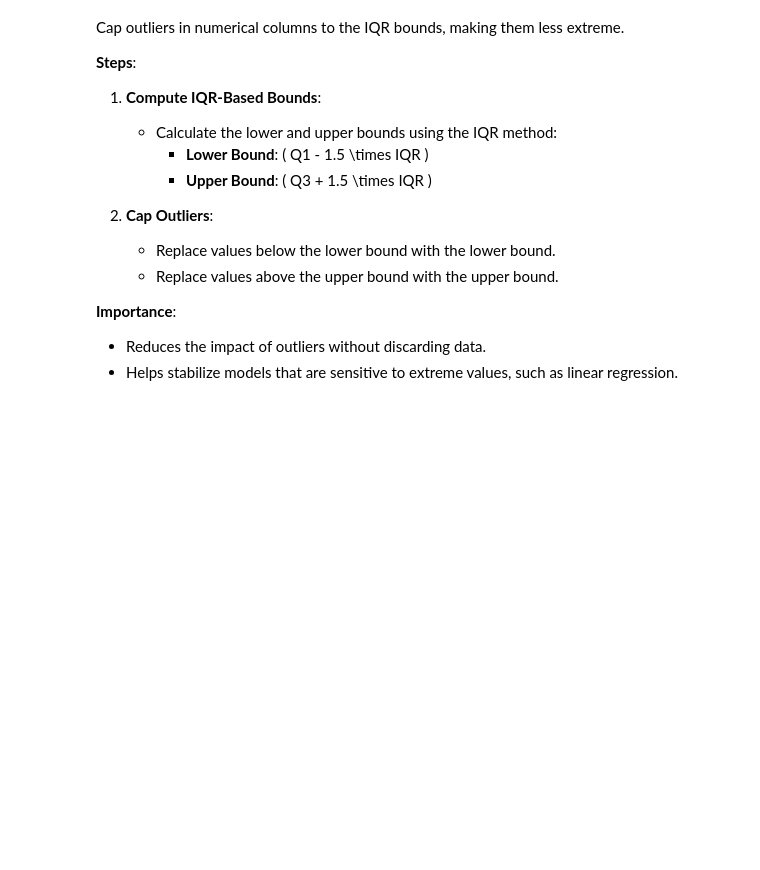
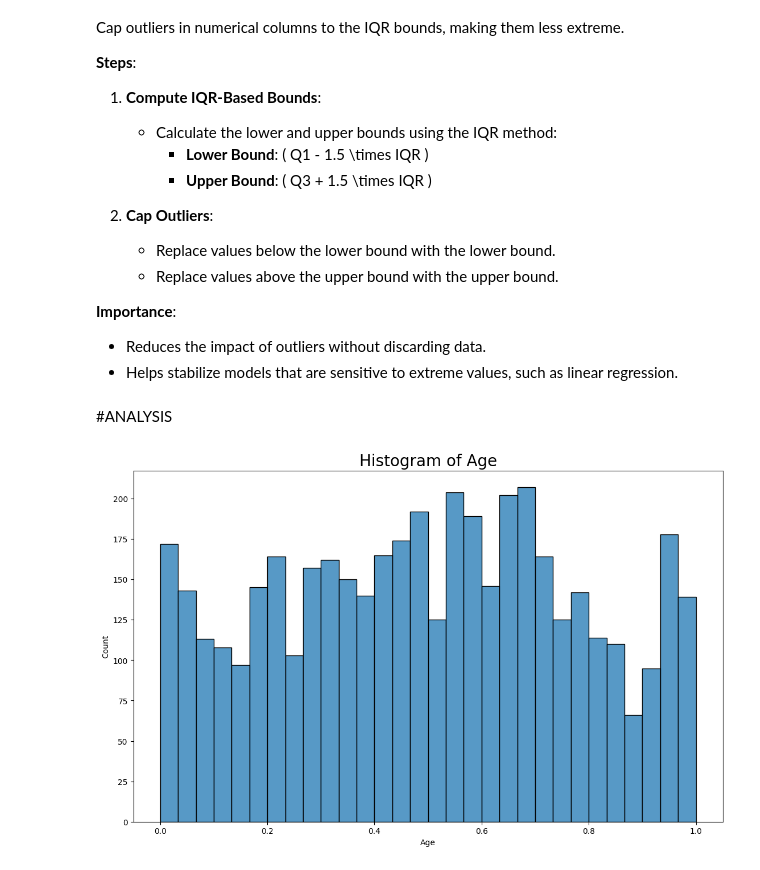
Before and after one commit to YasminaNasser/Stroke-Prediction-Data-Mining, a Jupyter notebook: Stroke_Prediction.ipynb, the cells around one changed output. Cells and saved outputs as stored; diff of their text form; code cells hidden in the pictures; blank space fills up the shorter version.

```diff
--- a/Stroke_Prediction.ipynb
+++ b/Stroke_Prediction.ipynb
@@ -526,28 +378,0 @@ Visualize distribution before and after capping
-# %%
-for col in numerical_features:
-    plt.figure(figsize=(16, 6))
-
-    # Distribution plot before capping
-    plt.subplot(141)
-    sns.histplot(df[col], kde=True, label="Skew: " + str(np.round(df[col].skew(), 2)))
-    plt.title(f'{col} Distribution (Before)')
-    plt.legend()
-
-    # Distribution plot after capping
-    plt.subplot(142)
-    sns.histplot(df_capped[col], kde=True, label="Skew: " + str(np.round(df_capped[col].skew(), 2)))
-    plt.title(f'{col} Distribution (After)')
-    plt.legend()
-
-    # Box plot before capping
-    plt.subplot(143)
-    sns.boxplot(x=df[col])
-    plt.title(f'{col} Box Plot (Before)')
-
-    # Box plot after capping
-    plt.subplot(144)
-    sns.boxplot(x=df_capped[col])
-    plt.title(f'{col} Box Plot (After)')
-
-    plt.tight_layout()
-    plt.show()
@@ -1056,3 +877,20 @@ def cap_outliers(df, columns):
         capped_df[column] = np.where(capped_df[column] < lower_bound, lower_bound,
                                      np.where(capped_df[column] > upper_bound, upper_bound, capped_df[column]))
     return capped_df
+# %% [markdown]
+#ANALYSIS
+# %%
+# Define the plot_hist function
+def plot_hist(col, bins=30, title="", xlabel="", ax=None):
+    sns.histplot(col, bins=bins, ax=ax, kde=False)  # sns.distplot is deprecated, replaced with sns.histplot
+    ax.set_title(f'Histogram of {title}', fontsize=20)
+    ax.set_xlabel(xlabel)
+# %%
+# Create the figure and axes
+fig, ax = plt.subplots(1, 1, figsize=(11, 7), constrained_layout=True)
+
+# Call the function with a single axis
+plot_hist(df_without_outliers["age"], bins=30, title='Age', xlabel='Age', ax=ax)
+plt.show()
+# %% [output]
+[figure, added]
```
Also changed, not shown: parts of 27 cells of this notebook.
